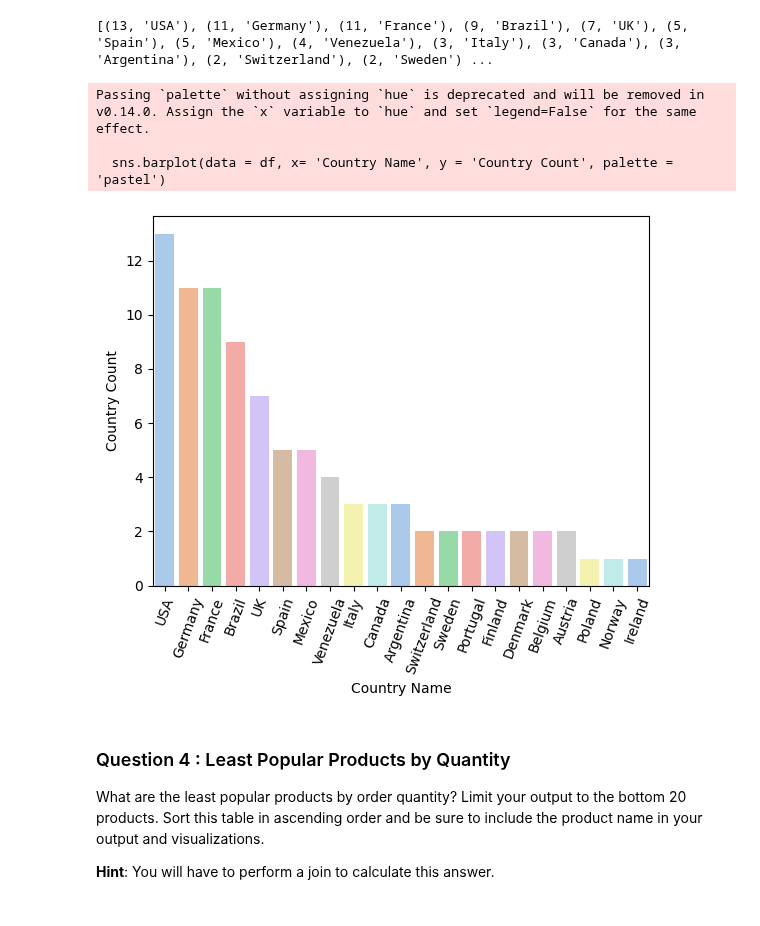
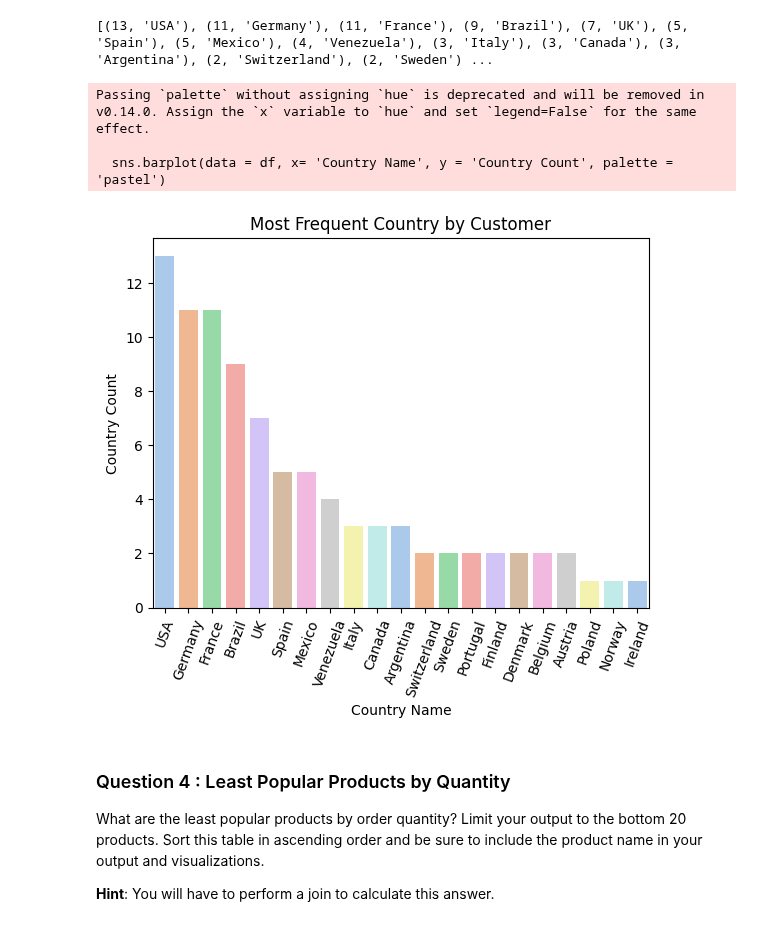
Before and after one commit to szhagnay/TKH-SQL-Ad-Hoc-Analysis, a Jupyter notebook: adhoc_report.ipynb, the cells around one changed output. Cells and saved outputs as stored; diff of their text form; code cells hidden in the pictures.

```diff
--- a/adhoc_report.ipynb
+++ b/adhoc_report.ipynb
@@ -87,16 +88,17 @@ print(Arow)
 # %%
 # TODO: Convert your list of tuples to a dataframe
 df = pd.DataFrame(Arow, columns=['Country Count', 'Country Name'])
 
 # TODO: Generate a visualization on this dataframe
 sns.barplot(data = df, x= 'Country Name', y = 'Country Count', palette = 'pastel')
 plt.xticks(rotation = 70)
+plt.title('Most Frequent Country by Customer')
 plt.show()
 # %% [output]
 Passing `palette` without assigning `hue` is deprecated and will be removed in v0.14.0. Assign the `x` variable to `hue` and set `legend=False` for the same effect.
 
   sns.barplot(data = df, x= 'Country Name', y = 'Country Count', palette = 'pastel')
-[figure, old version]
+[figure, new version]
 # %% [markdown]
 ### Question 4 : Least Popular Products by Quantity
 
```
Also changed, not shown: parts of 6 cells of this notebook.
